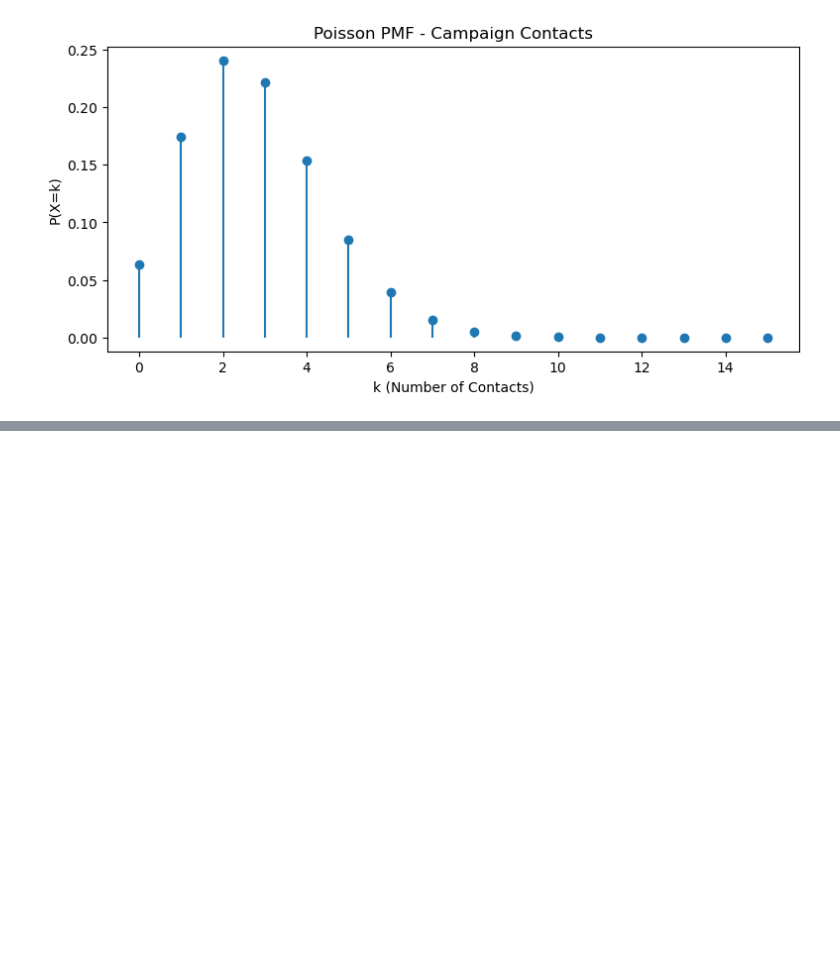
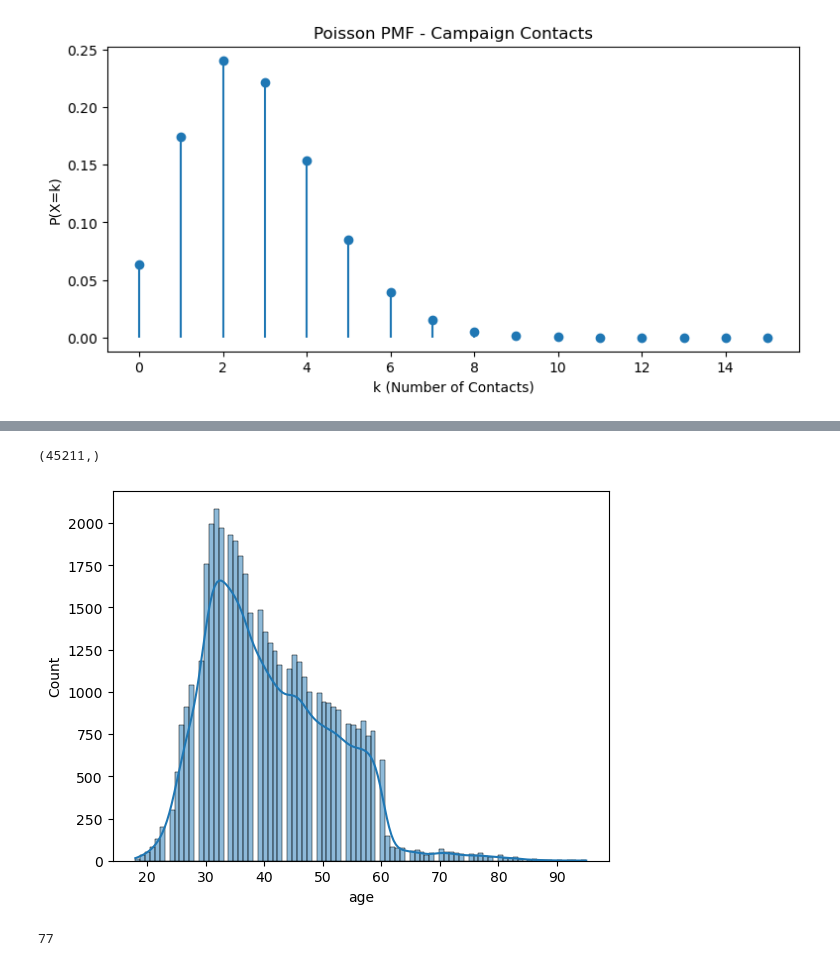
Before and after one commit to camilasoaares/Statistical-Techniques, a Jupyter notebook: Stats_Camila_CA1.ipynb, the cells around one changed output, grey strips where cells are left out. Saved outputs shown, nothing was run; the diff lists cells and outputs as text; code cells hidden in the pictures; blank space fills up the shorter version.

```diff
--- a/Stats_Camila_CA1.ipynb
+++ b/Stats_Camila_CA1.ipynb
@@ -359,0 +390,4 @@ plt.show
+# %%
+# Create a dataset's copy
+CLTDATA = data.copy()
+CLTDATA.head()
@@ -359,0 +401,15 @@ plt.show
+# %%
+#Create the population using customer age
+marketing = CLTDATA['age'].dropna()
+marketing.shape
+# %% [output]
+(45211,)
+# %%
+sns.histplot(marketing, kde=True)
+plt.show()
+# %% [output]
+[figure, added]
+# %%
+print(range)
+# %% [output]
+77
```
Also changed, not shown: parts of 12 cells of this notebook.
